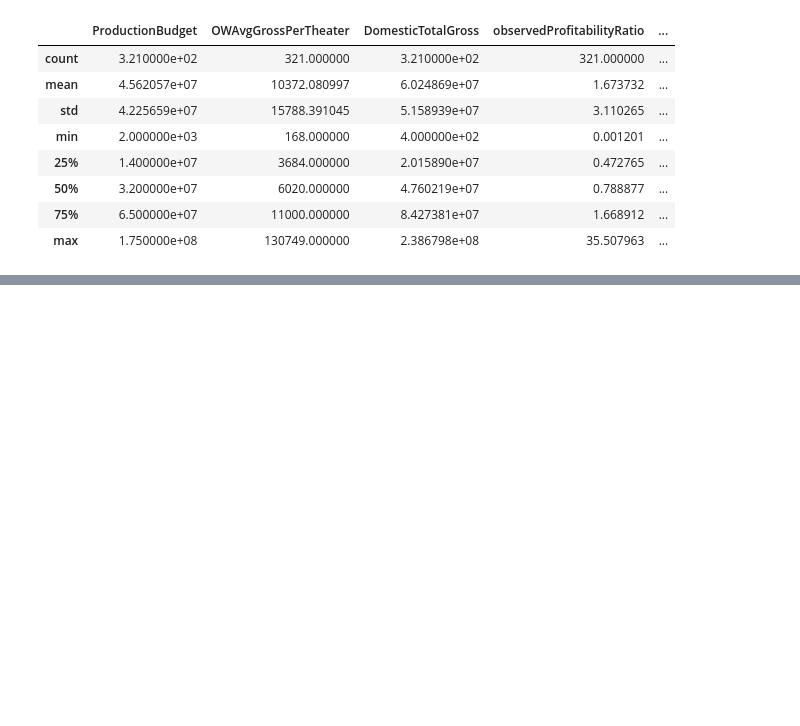
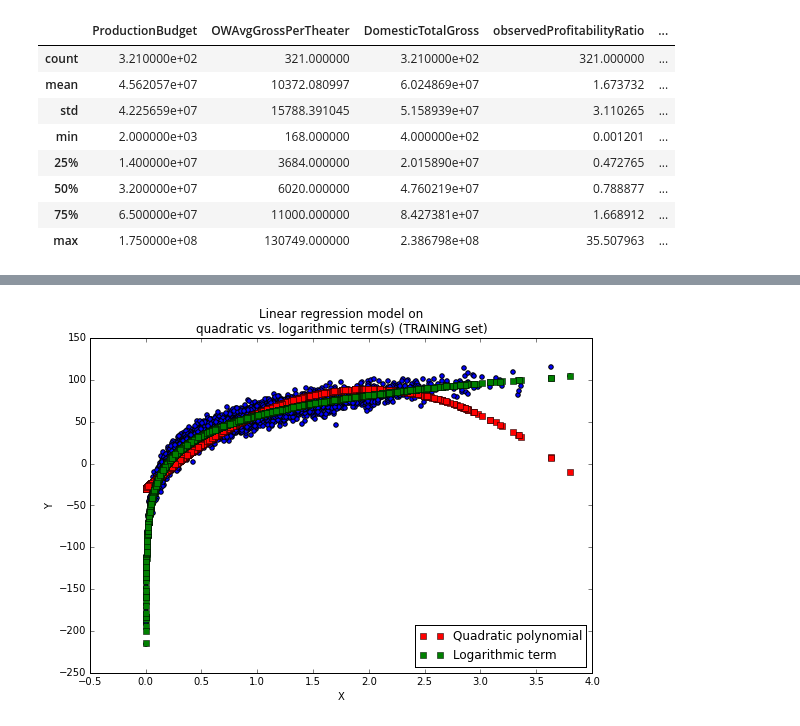
Before and after one commit to fdurant/linres_challenges, a Jupyter notebook: linear_regression_challenges_2.ipynb, the cells around one changed output, grey strips where cells are left out. Saved outputs shown, nothing was run; the diff lists cells and outputs as text; code cells hidden in the pictures; blank space fills up the shorter version.

```diff
--- a/linear_regression_challenges_2.ipynb
+++ b/linear_regression_challenges_2.ipynb
@@ -314,0 +342,13 @@ Here's what we can learn so far from the current model:
+# %%
+import statsmodels.formula.api as sm
+import math
+
+fakeLogXDF['XSquared'] = [x*x for x in fakeLogXDF['X']]
+fakeLogXDF['LogX'] = [math.log(x) for x in fakeLogXDF['X']]
+fakeLogXDF['Ones'] = 1
+
+Xsq = fakeLogXDF[['X','XSquared','Ones']]
+Ynew = fakeLogXDF['Y']
+
+linmodelSq = sm.OLS(Ynew,Xsq).fit()
+linmodelSq.summary()
@@ -314,0 +374,4 @@ Here's what we can learn so far from the current model:
+# %%
+Xlog = fakeLogXDF[['LogX','Ones']]
+linmodelLog = sm.OLS(Ynew,Xlog).fit()
+linmodelLog.summary()
@@ -314,0 +396,14 @@ Here's what we can learn so far from the current model:
+# %%
+# Here's a plot of the fitted model:
+fig = plt.figure(1, figsize=(9,6))
+plt.scatter(fakeLogXDF['X'],fakeLogXDF['Y'])
+plt.title('Linear regression model on\nquadratic vs. logarithmic term(s) (TRAINING set)')
+plt.xlabel('X')
+plt.ylabel('Y')
+
+plt.plot(fakeLogXDF.X, linmodelSq.predict(Xsq), 'rs', label='Quadratic polynomial')
+plt.plot(fakeLogXDF.X, linmodelLog.predict(Xlog), 'gs', label='Logarithmic term')
+plt.legend(loc=4)
+plt.show()
+# %% [output]
+[figure, added]
```
Also changed, not shown: parts of 7 cells of this notebook.
